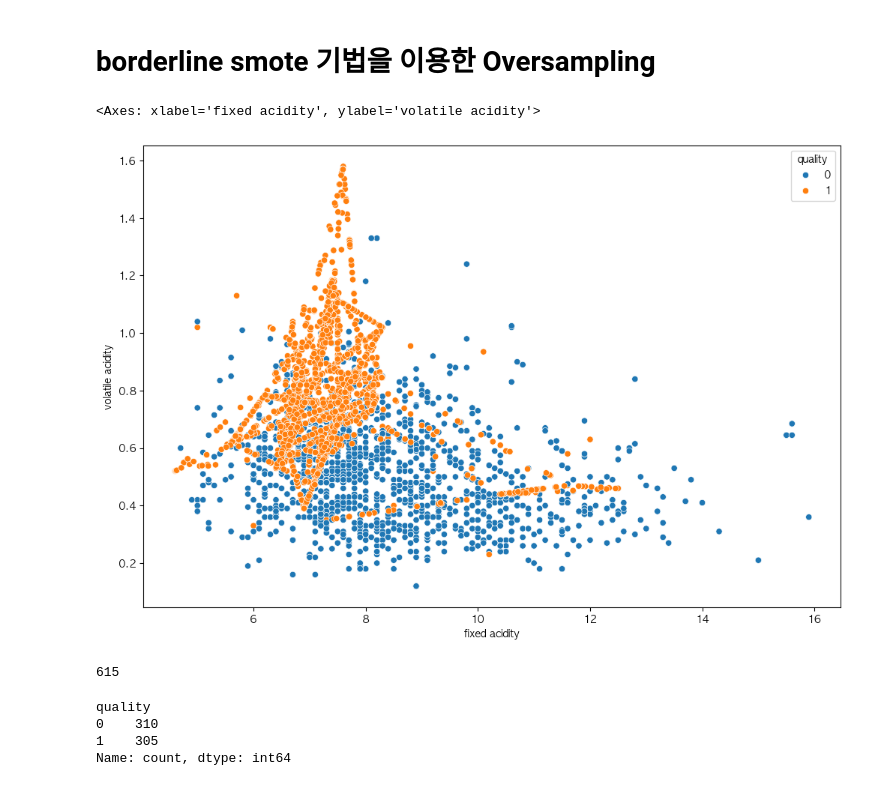
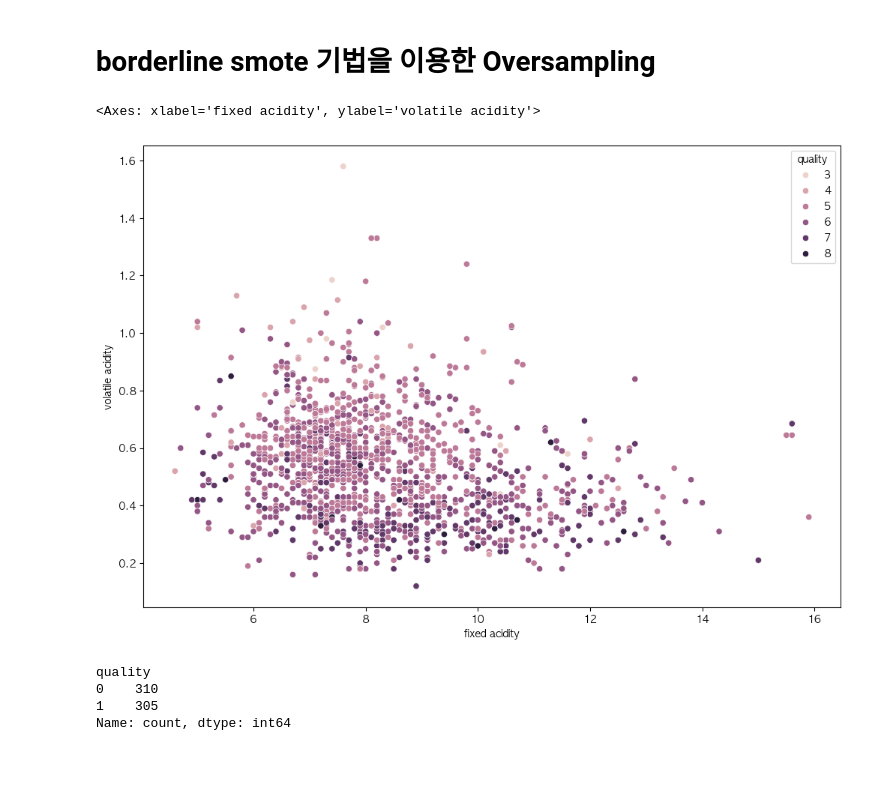
Before and after one commit to basamg912/imbalanced-anomaly-detection, a Jupyter notebook: notebooks/check.ipynb, the cells around one changed output. Cells and saved outputs as stored; diff of their text form; code cells hidden in the pictures.

```diff
--- a/notebooks/check.ipynb
+++ b/notebooks/check.ipynb
@@ -136,21 +137,21 @@ from imblearn.over_sampling import BorderlineSMOTE
 
 bsm = BorderlineSMOTE(random_state=42, kind="borderline-1")
 # %%
-x = data_modi[data_modi.columns.difference(['quality'])]
-y = data_modi['quality']
+x = data[data.columns.difference(['quality'])]
+y = data['quality']
 
-over_sampled_x , over_sampled_y = bsm.fit_resample(X=x, y=y)
+#over_sampled_x , over_sampled_y = bsm.fit_resample(X=x, y=y)
 # %%
 plt.figure(figsize=(12,8))
-sns.scatterplot(x='fixed acidity', y='volatile acidity', hue=over_sampled_y, data=over_sampled_x)
+sns.scatterplot(x='fixed acidity', y='volatile acidity', hue=y, data=x)
 # %% [output]
 <Axes: xlabel='fixed acidity', ylabel='volatile acidity'>
-[figure, old version]
+[figure, new version]
 # %%
-x_train, x_test, y_train, y_test = train_test_split(over_sampled_x,over_sampled_y, test_size=0.2, random_state=42)
-len(x_test)
+# # Unused because Borderline SMOTE is any longer being used
+
+# x_train, x_test, y_train, y_test = train_test_split(over_sampled_x,over_sampled_y, test_size=0.2, random_state=42)
+# len(x_test)
-# %% [output]
-615
 # %%
 y_test.value_counts()
 # %% [output]
```
Also changed, not shown: parts of 43 cells of this notebook.
